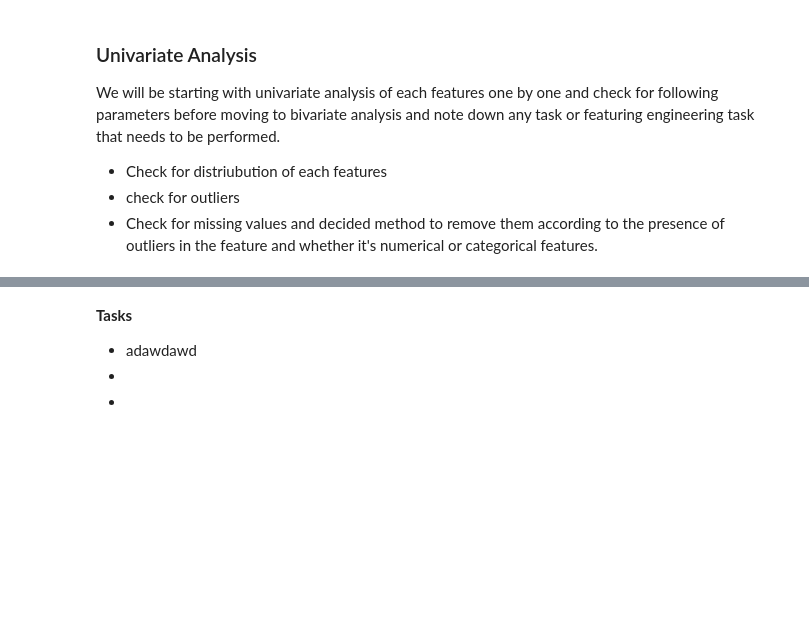
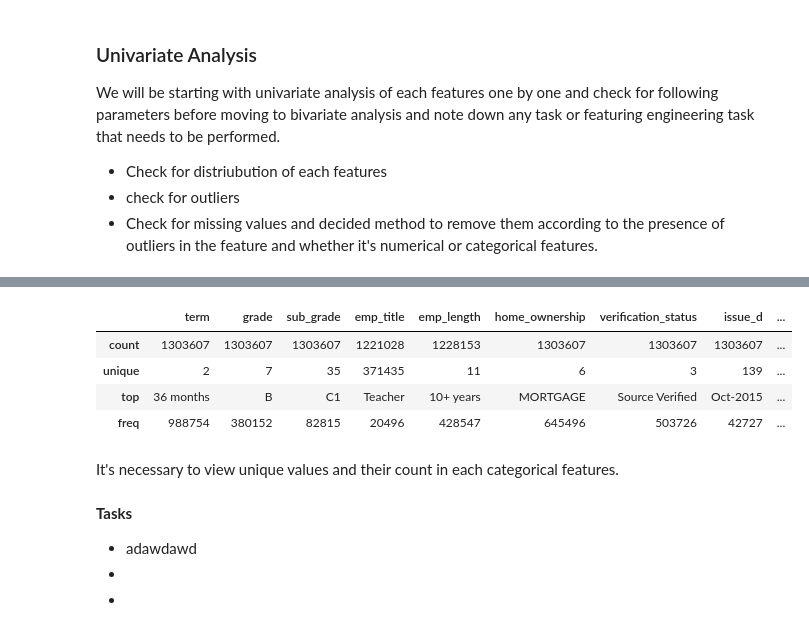
Before and after one commit to Singhal-Piyush/credit-risk-probability-default-model, a Jupyter notebook: 01_credit_risk_data_exploration.ipynb, the cells around one changed output, grey strips where cells are left out. Drawn from its saved outputs; the diff is of its cells as text; code cells hidden in the pictures; blank space fills up the shorter version.

```diff
--- a/01_credit_risk_data_exploration.ipynb
+++ b/01_credit_risk_data_exploration.ipynb
@@ -513,3 +518,12 @@ We will be starting with univariate analysis of each features one by one and che
  - Check for distriubution of each features
  - check for outliers
  - Check for missing values and decided method to remove them according to the presence of outliers in the feature and whether it's numerical or categorical features.
+# %%
+# get the features that have numeric dtypes
+numeric_features = [col for col in dataset_loan.columns if dataset_loan[col].dtypes != 'object']
+# view the name of these Numeric and Categorical features
+print(f'Following are the numerical columns {numeric_features}')
+
+# get the features with object dtypes
+categorical_features = dataset_loan.select_dtypes('object').columns.to_list()
+print(f'\nFollowing are the categorical columns {categorical_features}')
@@ -515,0 +551,11 @@ We will be starting with univariate analysis of each features one by one and che
+# %%
+# viewing the basic statistics of the categorical features.
+dataset_loan[categorical_features].describe()
+# %% [output]
+|  | term | grade | sub_grade | emp_title | emp_length | home_ownership | verification_status | issue_d | ... |
+| count | 1303607 | 1303607 | 1303607 | 1221028 | 1228153 | 1303607 | 1303607 | 1303607 | ... |
+| unique | 2 | 7 | 35 | 371435 | 11 | 6 | 3 | 139 | ... |
+| top | 36 months | B | C1 | Teacher | 10+ years | MORTGAGE | Source Verified | Oct-2015 | ... |
+| freq | 988754 | 380152 | 82815 | 20496 | 428547 | 645496 | 503726 | 42727 | ... |
+# %% [markdown]
+It's necessary to view unique values and their count in each categorical features.
```
Also changed, not shown: parts of 11 cells of this notebook, 1 other file.
